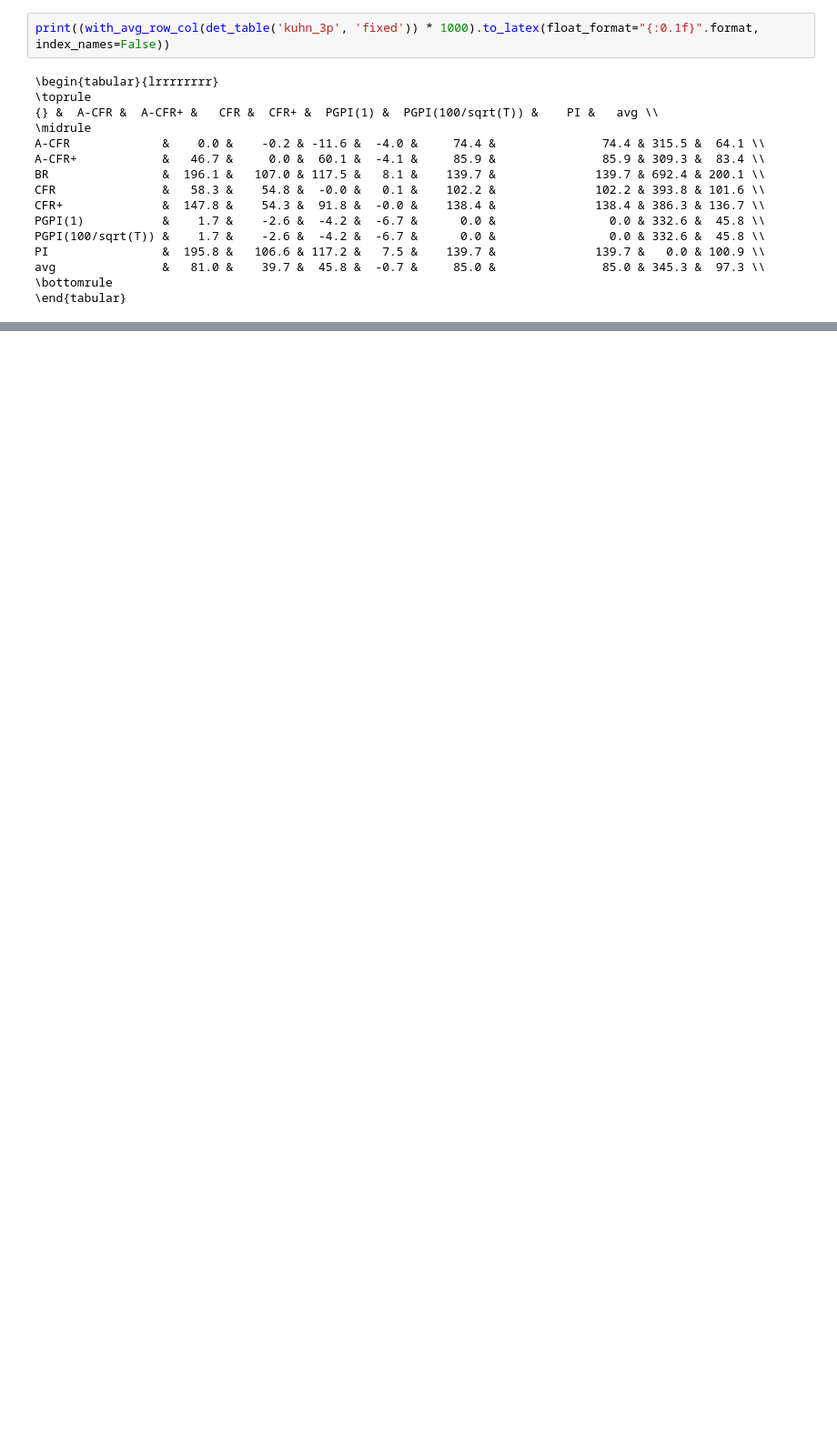
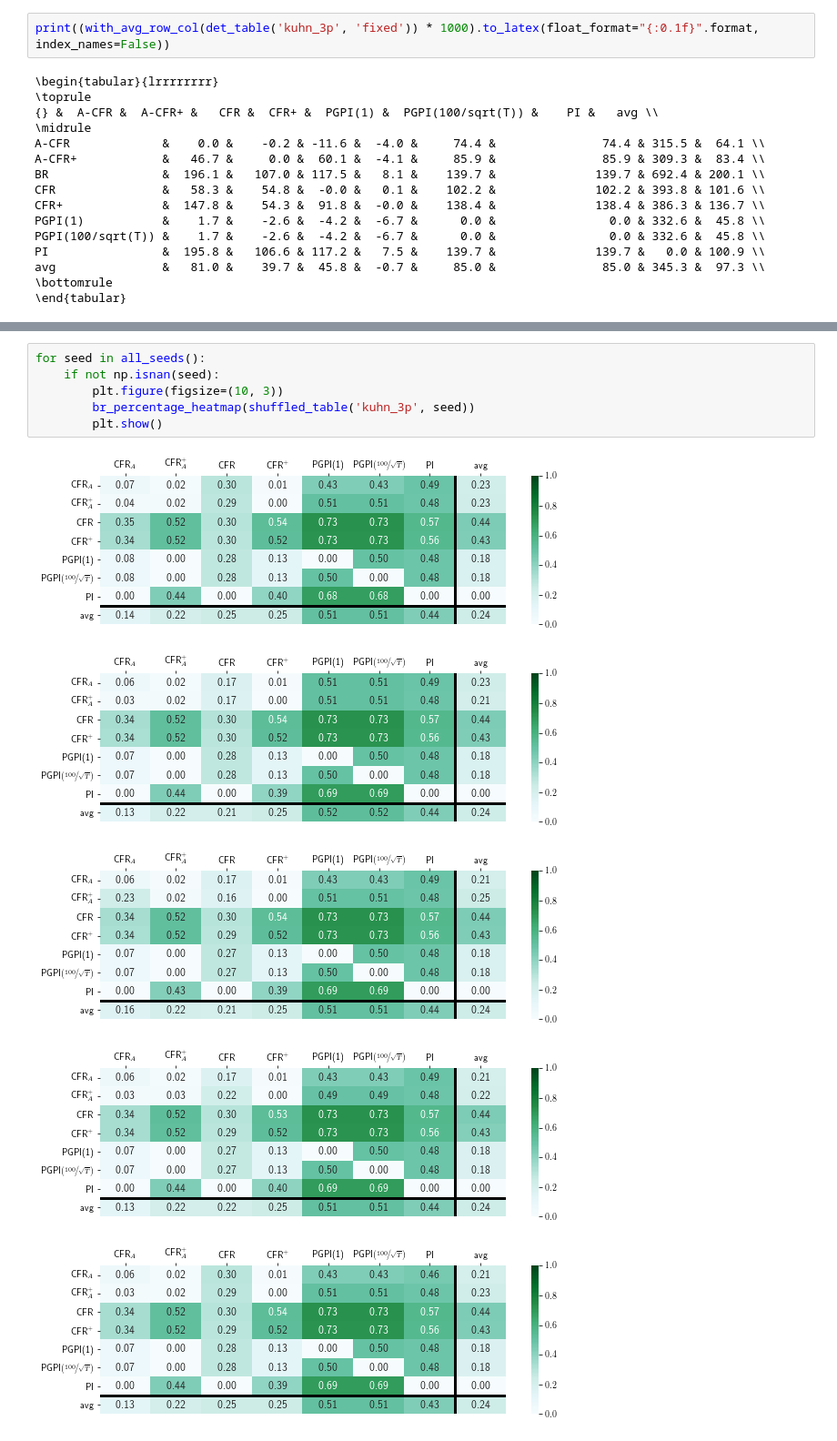
Before and after one commit to dmorrill10/hr_edl_experiments, a Jupyter notebook: mal_cfr_data.ipynb, the cells around one changed output, grey strips where cells are left out. Shown: that part at 91% size. Drawn from its saved outputs; the diff is of its cells as text; blank space fills up the shorter version.

```diff
--- a/mal_cfr_data.ipynb
+++ b/mal_cfr_data.ipynb
@@ -65,0 +186,12 @@ avg               &   81.0 &    39.7 &  45.8 &  -0.7 &     85.0 &
+# %%
+for seed in all_seeds():
+    if not np.isnan(seed):
+        plt.figure(figsize=(10, 3))
+        br_percentage_heatmap(shuffled_table('kuhn_3p', seed))
+        plt.show()
+# %% [output]
+[figure, added]
+[figure, added]
+[figure, added]
+[figure, added]
+[figure, added]
```
Also changed, not shown: parts of 12 cells of this notebook.
